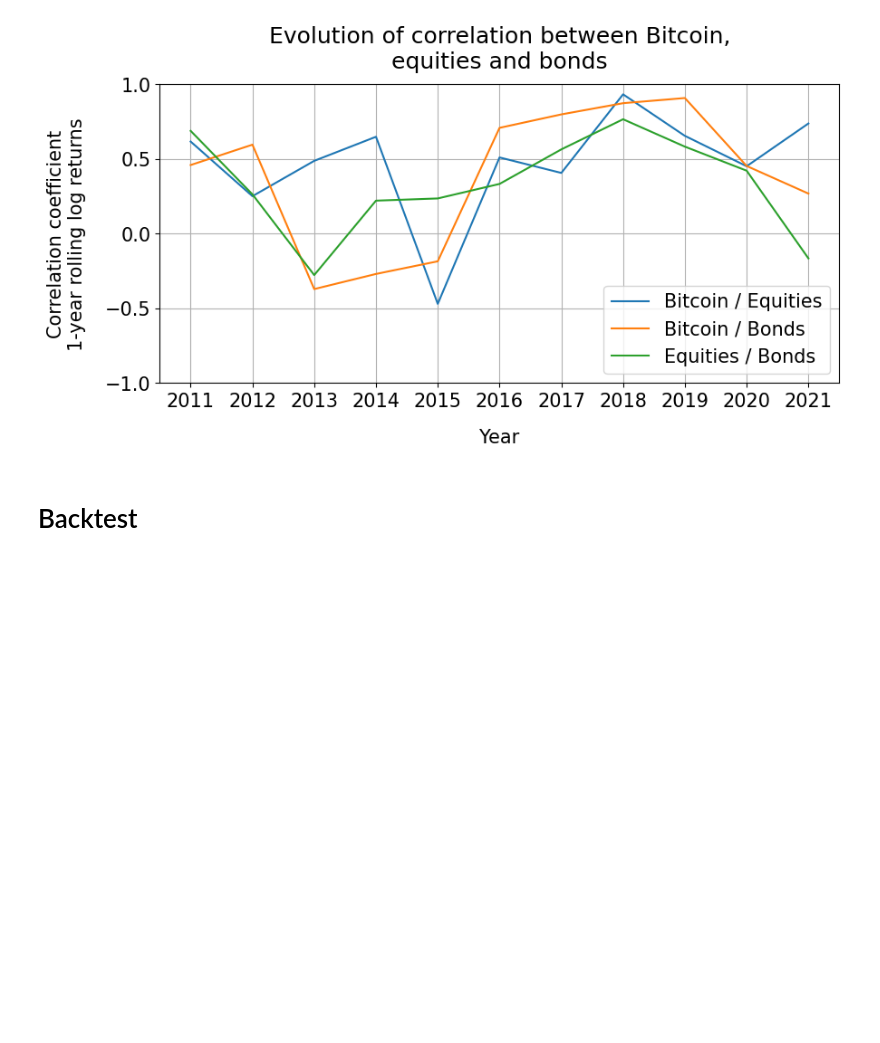
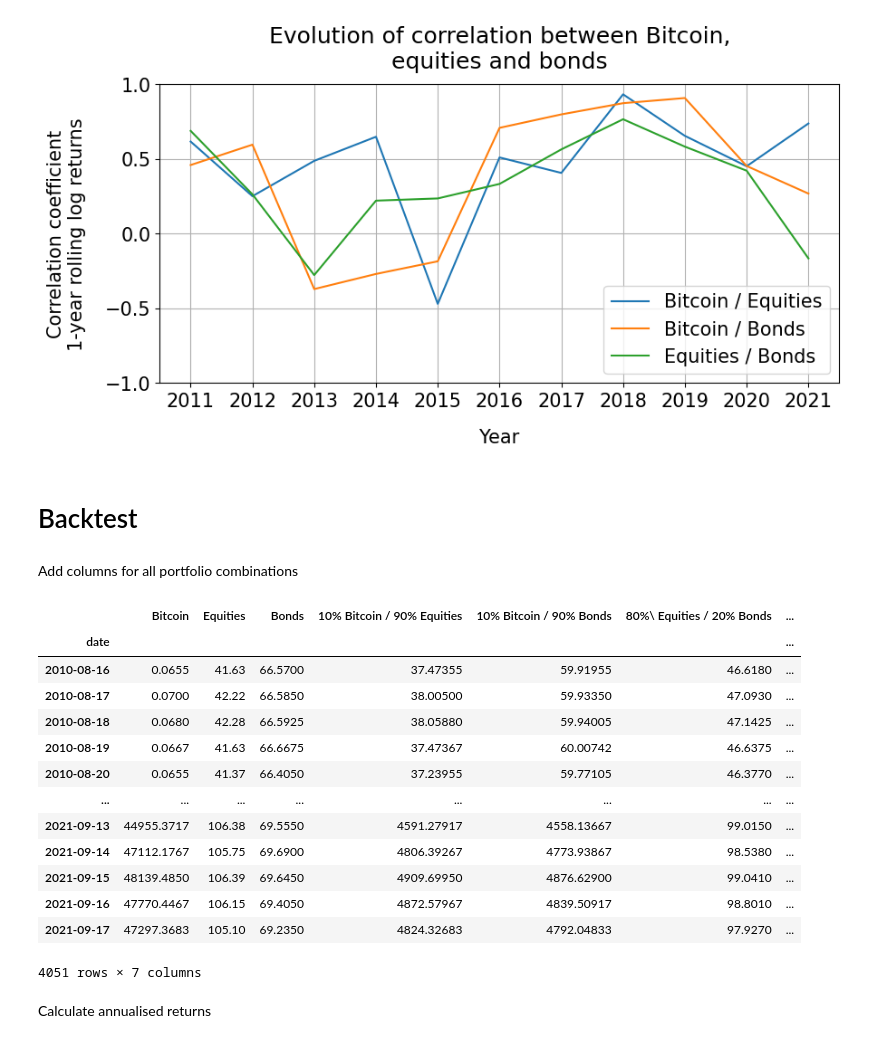
Before and after one commit to mihailthebuilder/crypto-research, a Jupyter notebook: btc.ipynb, the cells around one changed output. Saved outputs shown, nothing was run; the diff lists cells and outputs as text; code cells hidden in the pictures; blank space fills up the shorter version.

Commit message:
added all portfolio options for backtest

```diff
--- a/btc.ipynb
+++ b/btc.ipynb
@@ -84,13 +86,15 @@ Finalise
 # %%
 import numpy as np
 
+log_df = combined_df.copy()
+
 for col in columns:
-    combined_df[col+"-log"] = np.log(combined_df[col])
+    log_df[col+"-log"] = np.log(log_df[col])
 
 def my_fun(x):
     return x.iloc[-1] - x.iloc[0]
 
-corr_df = combined_df.rolling(window=356).apply(my_fun).iloc[356:,3:]
+corr_df = log_df.rolling(window=356).apply(my_fun).iloc[356:,3:]
 corr_df.columns = ["Bitcoin", "Equities", "Bonds"]
 # %% [markdown]
 # Correlation matrix chart
@@ -182,3 +186,32 @@ fig.savefig("btc-corr-ts.png")
 [figure]
 # %% [markdown]
 # Backtest
+# %% [markdown]
+Add columns for all portfolio combinations
+# %%
+backtest_df = combined_df.copy()
+
+backtest_df.columns = ["Bitcoin", "Equities", "Bonds"]
+backtest_df["10% Bitcoin / 90% Equities"] = 0.1 * backtest_df["Bitcoin"] + 0.9 * backtest_df["Equities"]
+backtest_df["10% Bitcoin / 90% Bonds"] = 0.1 * backtest_df["Bitcoin"] + 0.9 * backtest_df["Bonds"]
+backtest_df["80%\ Equities / 20% Bonds"] = 0.8 * backtest_df["Equities"] + 0.2 * backtest_df["Bonds"]
+backtest_df["10% Bitcoin / 75% Equities / 15% Bonds"] = 0.1 * backtest_df["Bitcoin"] + 0.75 * backtest_df["Equities"] + 0.15 * backtest_df["Bonds"]
+# %%
+backtest_df
+# %% [output]
+|  | Bitcoin | Equities | Bonds | 10% Bitcoin / 90% Equities | 10% Bitcoin / 90% Bonds | 80%\ Equities / 20% Bonds | ... |
+| date |  |  |  |  |  |  | ... |
+| 2010-08-16 | 0.0655 | 41.63 | 66.5700 | 37.47355 | 59.91955 | 46.6180 | ... |
+| 2010-08-17 | 0.0700 | 42.22 | 66.5850 | 38.00500 | 59.93350 | 47.0930 | ... |
+| 2010-08-18 | 0.0680 | 42.28 | 66.5925 | 38.05880 | 59.94005 | 47.1425 | ... |
+| 2010-08-19 | 0.0667 | 41.63 | 66.6675 | 37.47367 | 60.00742 | 46.6375 | ... |
+| 2010-08-20 | 0.0655 | 41.37 | 66.4050 | 37.23955 | 59.77105 | 46.3770 | ... |
+| ... | ... | ... | ... | ... | ... | ... | ... |
+| 2021-09-13 | 44955.3717 | 106.38 | 69.5550 | 4591.27917 | 4558.13667 | 99.0150 | ... |
+| 2021-09-14 | 47112.1767 | 105.75 | 69.6900 | 4806.39267 | 4773.93867 | 98.5380 | ... |
+| 2021-09-15 | 48139.4850 | 106.39 | 69.6450 | 4909.69950 | 4876.62900 | 99.0410 | ... |
+| 2021-09-16 | 47770.4467 | 106.15 | 69.4050 | 4872.57967 | 4839.50917 | 98.8010 | ... |
+| 2021-09-17 | 47297.3683 | 105.10 | 69.2350 | 4824.32683 | 4792.04833 | 97.9270 | ... |
+4051 rows × 7 columns
+# %% [markdown]
+Calculate annualised returns
```
Also changed, not shown: parts of 4 cells of this notebook.
